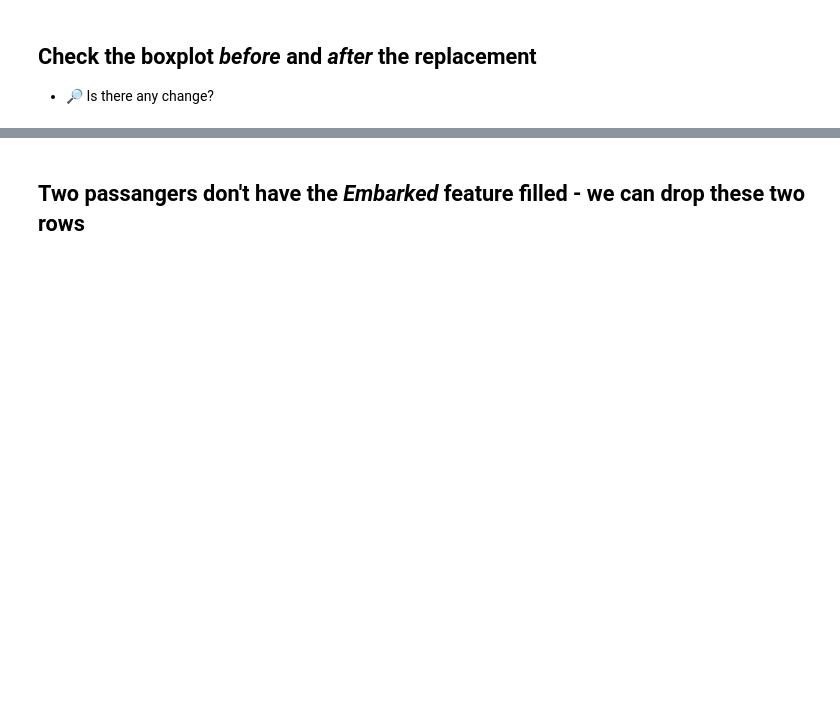
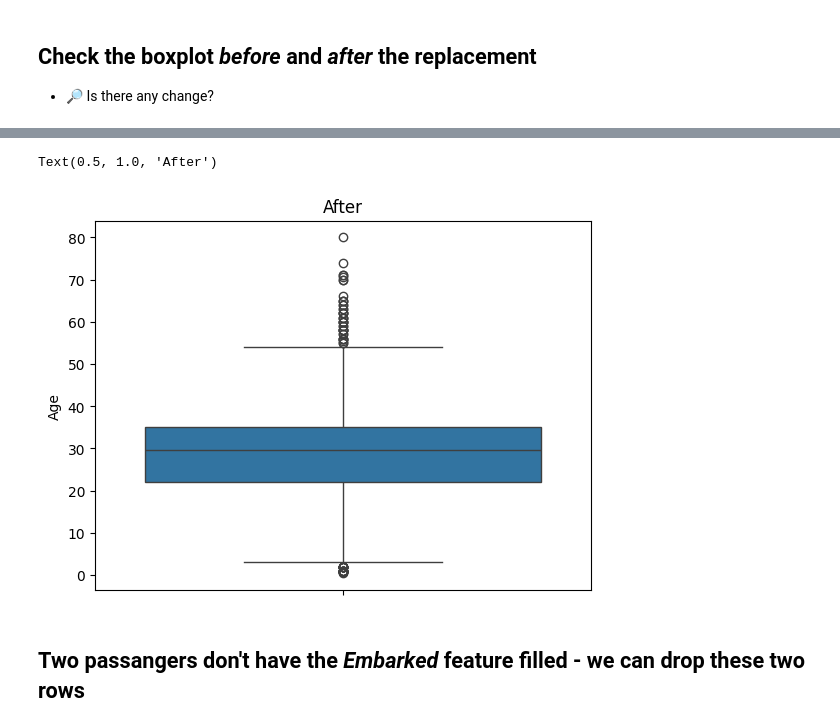
Before and after one commit to lubsar/EFREI-Introduction-to-Machine-Learning, a Jupyter notebook: iml_08.ipynb, the cells around one changed output, grey strips where cells are left out. Drawn from its saved outputs; the diff is of its cells as text; code cells hidden in the pictures; blank space fills up the shorter version.

```diff
--- a/iml_08.ipynb
+++ b/iml_08.ipynb
@@ -134,2 +207,9 @@ Name: count, dtype: int64
+# %%
+df.Age = df.Age.fillna(df.Age.mean())
+# %%
+sns.boxplot(y=df.Age).set_title('After')
+# %% [output]
+Text(0.5, 1.0, 'After')
+[figure, added]
 # %% [markdown]
 ## Two passangers don't have the *Embarked* feature filled - we can drop these two rows
```
Also changed, not shown: parts of 24 cells of this notebook.
